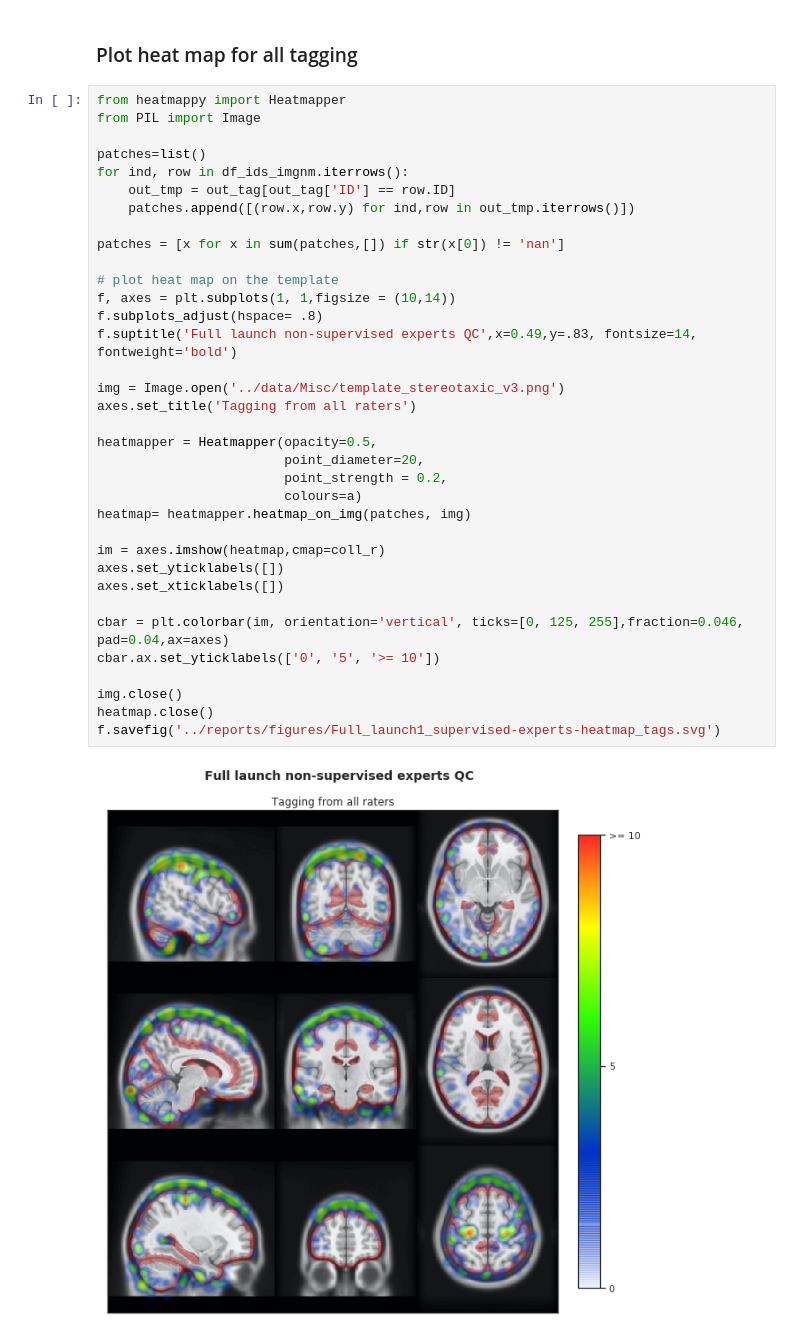
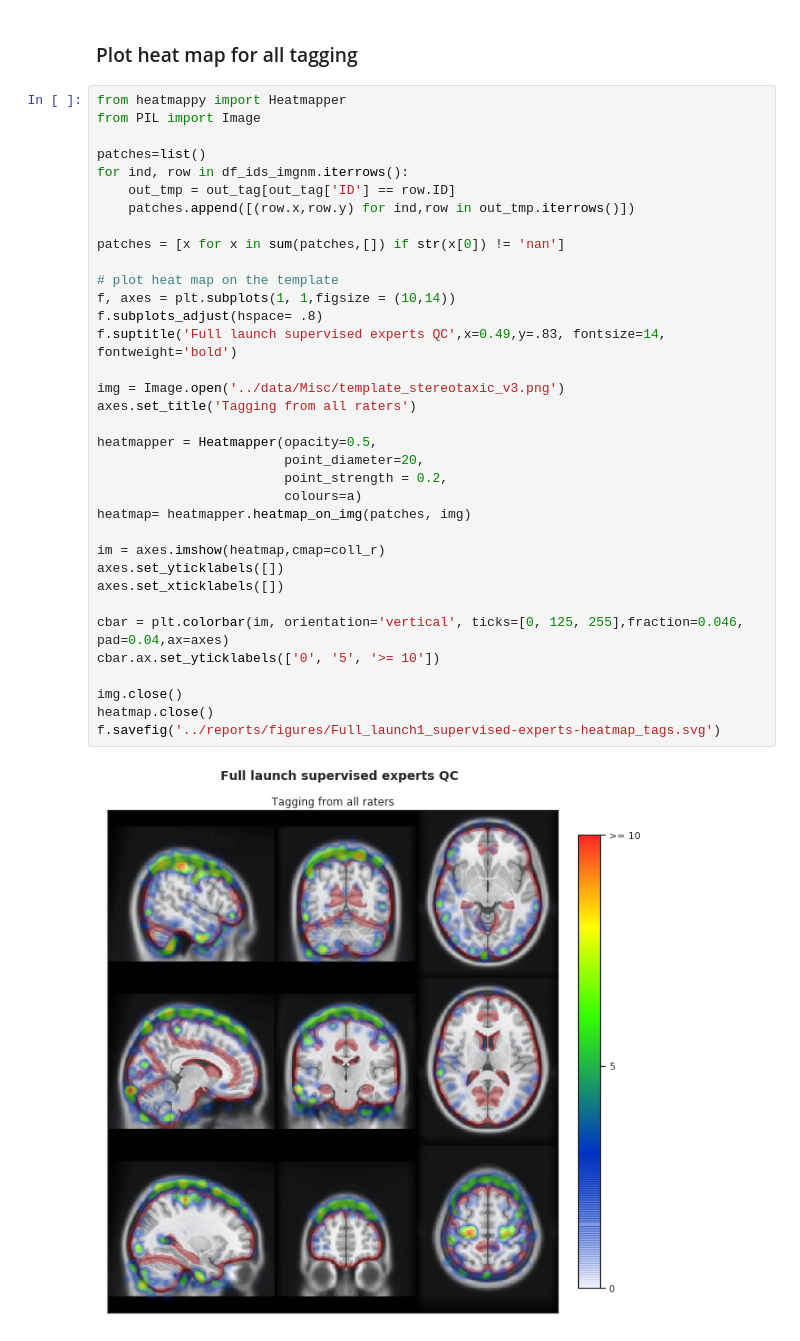
Before and after one commit to SIMEXP/brain_match, a Jupyter notebook: notebooks/Full_launch1_expert-supervised_QC_results.ipynb, the cells around one changed output. Drawn from its saved outputs; the diff is of its cells as text.

Commit message:
heatmap fig

```diff
--- a/notebooks/Full_launch1_expert-supervised_QC_results.ipynb
+++ b/notebooks/Full_launch1_expert-supervised_QC_results.ipynb
@@ -497,32 +503,32 @@ patches=list()
 for ind, row in df_ids_imgnm.iterrows():
     out_tmp = out_tag[out_tag['ID'] == row.ID]
     patches.append([(row.x,row.y) for ind,row in out_tmp.iterrows()])
 
 patches = [x for x in sum(patches,[]) if str(x[0]) != 'nan']
 
 # plot heat map on the template
 f, axes = plt.subplots(1, 1,figsize = (10,14))
 f.subplots_adjust(hspace= .8)
-f.suptitle('Full launch non-supervised experts QC',x=0.49,y=.83, fontsize=14, fontweight='bold')
+f.suptitle('Full launch supervised experts QC',x=0.49,y=.83, fontsize=14, fontweight='bold')
 
 img = Image.open('../data/Misc/template_stereotaxic_v3.png')
 axes.set_title('Tagging from all raters')
 
 heatmapper = Heatmapper(opacity=0.5,
                         point_diameter=20,
                         point_strength = 0.2,
                         colours=a)
 heatmap= heatmapper.heatmap_on_img(patches, img)
 
 im = axes.imshow(heatmap,cmap=coll_r)
 axes.set_yticklabels([])
 axes.set_xticklabels([])
 
 cbar = plt.colorbar(im, orientation='vertical', ticks=[0, 125, 255],fraction=0.046, pad=0.04,ax=axes)
 cbar.ax.set_yticklabels(['0', '5', '>= 10'])
 
 img.close()
 heatmap.close()
 f.savefig('../reports/figures/Full_launch1_supervised-experts-heatmap_tags.svg')
 # %% [output]
-[figure, old version]
+[figure, new version]
```
Also changed, not shown: parts of 12 cells of this notebook, 5 other files.
